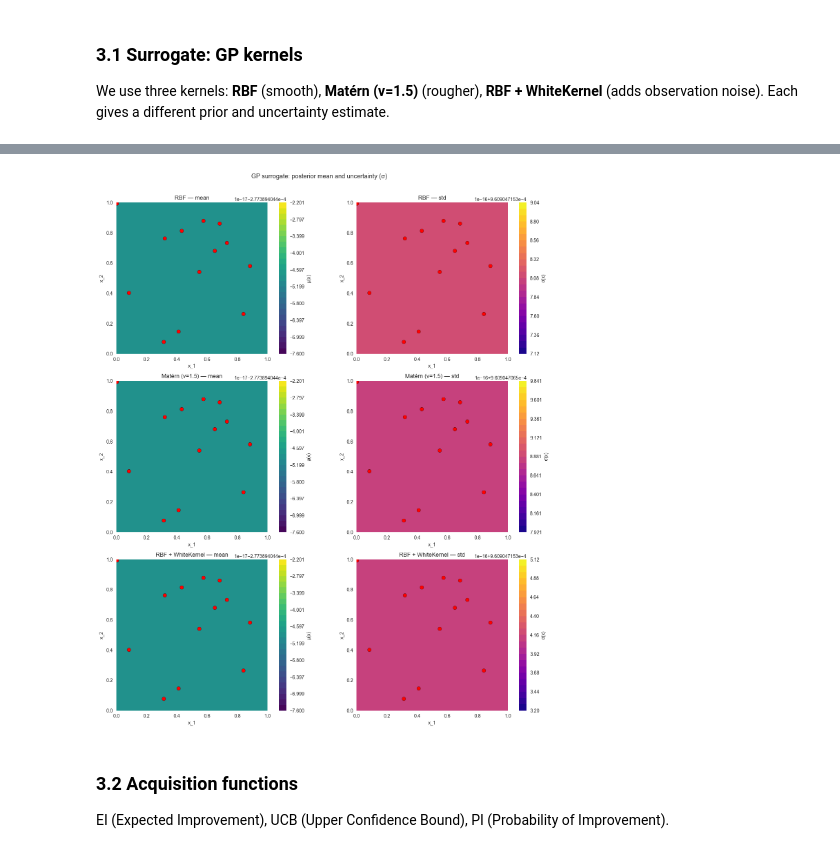
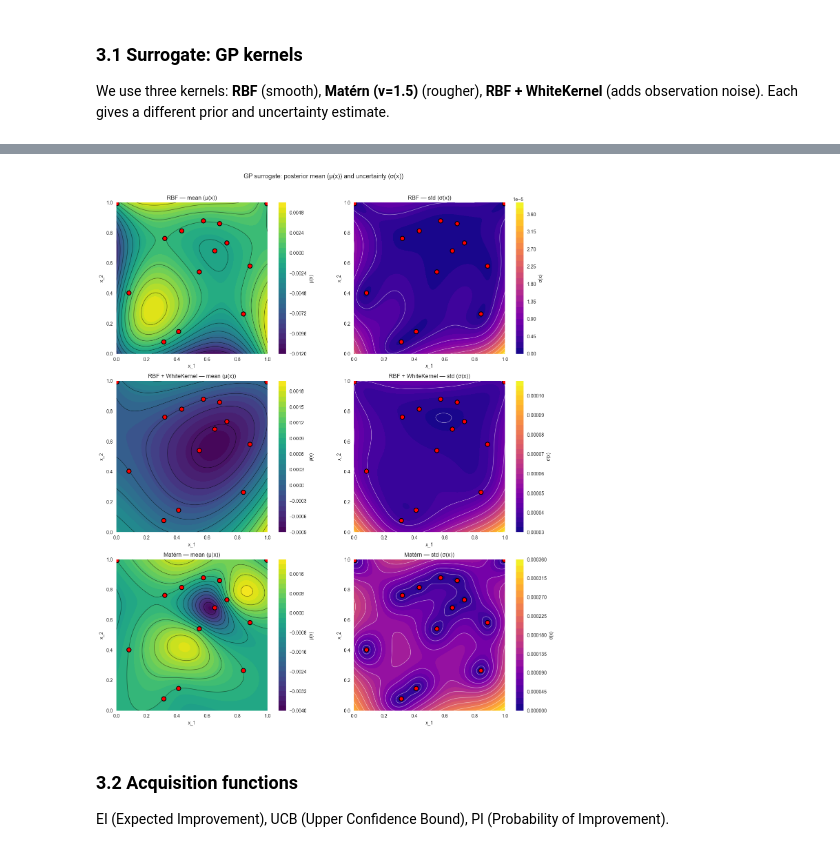
Before and after one commit to karefyllidis/black-box-optimization, a Jupyter notebook: notebooks/function_1_Radiation-Detection.ipynb, the cells around one changed output, grey strips where cells are left out. Drawn from its saved outputs; the diff is of its cells as text; code cells hidden in the pictures.

```diff
--- a/notebooks/function_1_Radiation-Detection.ipynb
+++ b/notebooks/function_1_Radiation-Detection.ipynb
@@ -85,20 +82,26 @@ warnings.filterwarnings("ignore", category=ConvergenceWarning, module="sklearn.g
 # %%
 # ==== GP kernel hyperparameters ====
 CONSTANT_KERNEL_SCALE = 1.0    # output-scale; normalized y so value matters little
-LENGTH_SCALE          = 0.20   # init length-scale; sklearn optimizes this — lower = wigglier
+LENGTH_SCALE          = 1.0    # init length-scale; sklearn optimizes this — lower = wigglier
 GP_ALPHA              = 1e-6   # nugget for numerical stability; raise to 1e-4 if Cholesky fails
 MATERN_NU             = 1.5    # roughness: 0.5=exp, 1.5=C¹, 2.5=C², ∞=RBF
-WHITE_NOISE_LEVEL     = 1e-6   # noise init; raise to 0.01-0.1 if oracle is stochastic
+WHITE_NOISE_LEVEL     = 1e-3   # noise init; raise to 0.01-0.1 if oracle is stochastic
+GP_KERNEL             = None   # Option to pass: None or "none" → LML auto-select; "RBF" | "Matern" | "RBF + WhiteKernel" → use that kernel
 
 # ==== Acquisition coefficients ====
 # Early (few obs): explore → high ξ/κ.  Late (many obs): exploit → low ξ/κ.
-XI_EI_PI  = 0.05   # ξ for EI/PI: 0.25 = explore, 0.05 = exploit near best
-KAPPA_UCB = 1.5    # κ for UCB:   3-5  = explore, 1-2  = exploit near mean peak
+XI_EI_PI  = 0.1     # ξ for EI/PI: 0.25 = explore, 0.05 = exploit near best
+KAPPA_UCB = 5.0     # κ for UCB:   3-5  = explore, 1-2  = exploit near mean peak
 
 # ==== Candidate sampling ====
-n_grid = 100   # 2D grid resolution (for plotting)
-n_cand = n_grid * n_grid
-CANDIDATE_SAMPLING_METHOD = "sobol"  # 'grid' | 'lhs' | 'sobol' | 'random'
+n_grid  = 100   # 2D grid resolution (for plotting and candidate sampling)
+n_cand  = n_grid * n_grid
+CANDIDATE_SAMPLING_METHOD = "sobol"  #  'lhs' | 'sobol'
+
+# ==== Option to use Ensemble for acquisition function ====
+USE_ENSEMBLE    = False   # Set False to use SOLO_STRATEGY only
+SOLO_STRATEGY   = "UCB" # Used when USE_ENSEMBLE=False: "EI" | "PI" | "UCB"
+AGREE_THRESHOLD = 0.15  # max pairwise L2 dist; if exceeded, use centroid
 # %%
 # Prefer local CSV (updated each week); fall back to read-only initial data
 if csv_path.exists():
@@ -287,46 +384,52 @@ Auto-selected kernel: RBF
 # %%
-# GP posterior: mean (left) and std (right) for each kernel — shared colour scale per column
+####################################################
+# PLOT GP posterior: μ(x) and σ(x) for each kernel #
+####################################################
+
 kernels_info = [
     (mu_gp_RBF,       sigma_gp_RBF,       "RBF"),
-    (mu_gp_Matern,    sigma_gp_Matern,    "Matérn (ν=1.5)"),
     (mu_gp_RBF_noise, sigma_gp_RBF_noise, "RBF + WhiteKernel"),
+    (mu_gp_Matern,    sigma_gp_Matern,    "Matérn"),
 ]
 
 fig, axes = plt.subplots(3, 2, figsize=(14, 16))
 for i, (mu, sig, name) in enumerate(kernels_info):
     ax_mu, ax_sig = axes[i, 0], axes[i, 1]
 
-    # Mean panel — each panel its own color scale (limits not shared)
+    # Mean panel
     cf1 = ax_mu.contourf(X1g, X2g, mu, levels=30, cmap="viridis")
-    ax_mu.contour(X1g, X2g, mu, levels=10, colors="white", linewidths=0.4, alpha=0.5)
-    plt.colorbar(cf1, ax=ax_mu).set_label("μ(x)", fontsize=10)
-    ax_mu.scatter(X[:, 0], X[:, 1], c="red", s=60, edgecolors="k", zorder=5)
-    ax_mu.set_xlabel("x_1", fontsize=10); ax_mu.set_ylabel("x_2", fontsize=10)
-    ax_mu.set_title(f"{name} — mean", fontsize=12)
+    ax_mu.contour(X1g, X2g, mu, levels=11, colors="k", linewidths=1.0, alpha=0.5, linestyles="-")
+    fig.colorbar(cf1, ax=ax_mu).set_label("μ(x)", fontsize=10)
+    ax_mu.scatter(X[:, 0], X[:, 1], c="red", s=80, edgecolors="k", zorder=2,linewidths=1.5)
+    ax_mu.set_xlabel("x_1", fontsize=10)
+    ax_mu.set_ylabel("x_2", fontsize=10)
+    ax_mu.set_title(f"{name} — mean (μ(x))", fontsize=12)
     ax_mu.set_aspect("equal")
 
-    # Std panel — each panel its own color scale (limits not shared)
+    # Std panel
     cf2 = ax_sig.contourf(X1g, X2g, sig, levels=30, cmap="plasma")
-    ax_sig.contour(X1g, X2g, sig, levels=10, colors="white", linewidths=0.4, alpha=0.5)
-    plt.colorbar(cf2, ax=ax_sig).set_label("σ(x)", fontsize=10)
-    ax_sig.scatter(X[:, 0], X[:, 1], c="red", s=60, edgecolors="k", zorder=5)
-    ax_sig.set_xlabel("x_1", fontsize=10); ax_sig.set_ylabel("x_2", fontsize=10)
-    ax_sig.set_title(f"{name} — std", fontsize=12)
+    ax_sig.contour(X1g, X2g, sig, levels=11, colors="w", linewidths=1.0, alpha=0.5, linestyles="-")
+    fig.colorbar(cf2, ax=ax_sig).set_label("σ(x)", fontsize=10)
+    ax_sig.scatter(X[:, 0], X[:, 1], c="red", s=80, edgecolors="k", zorder=2,linewidths=1.5)
+    ax_sig.set_xlabel("x_1", fontsize=10)
+    ax_sig.set_ylabel("x_2", fontsize=10)
+    ax_sig.set_title(f"{name} — std (σ(x))", fontsize=12)
     ax_sig.set_aspect("equal")
 
-plt.suptitle("GP surrogate: posterior mean and uncertainty (σ)", fontsize=13, y=1.01)
-plt.tight_layout()
+fig.suptitle("GP surrogate: posterior mean (μ(x)) and uncertainty (σ(x))", fontsize=13, y=1.01)
+fig.tight_layout()
+
 if IF_EXPORT_PLOT:
     out_dir = PLOT_EXPORT_DIR
     assert_not_under_initial_data(out_dir, project_root=repo_root)
     out_dir.mkdir(parents=True, exist_ok=True)
     out_path = out_dir / "function_1_gp_three_kernels.png"
     fig.savefig(out_path, dpi=150, format="png", bbox_inches="tight")
     print("Plot saved to", out_path)
 if IF_SHOW_PLOT:
     plt.show()
 # %% [output]
-[figure, old version]
+[figure, new version]
 # %% [markdown]
 ### 3.2 Acquisition functions
 
```
Also changed, not shown: parts of 15 cells of this notebook, 3 other files.
